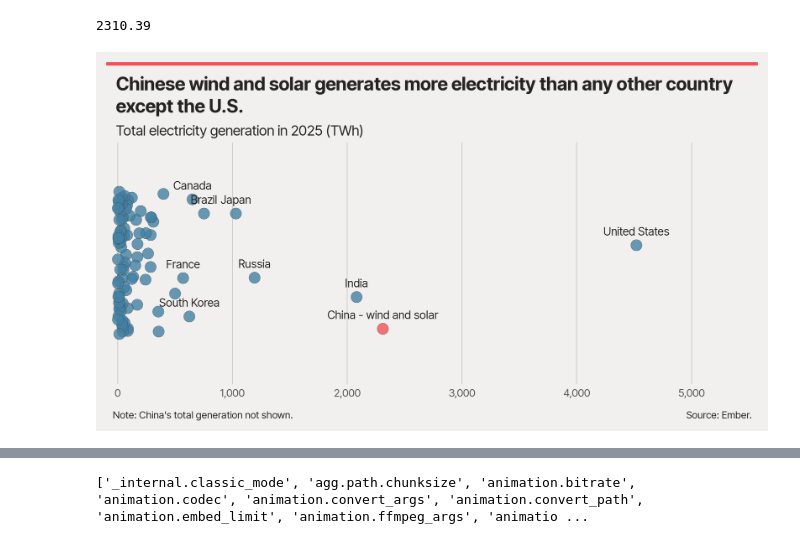
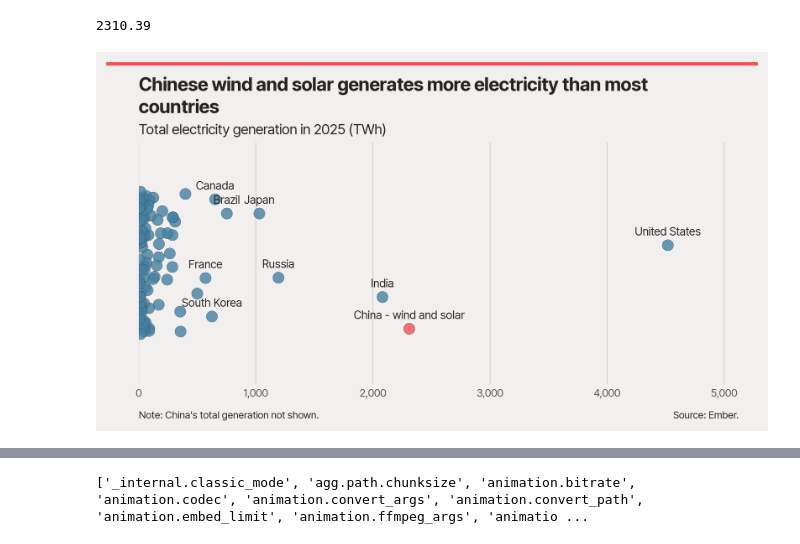
Before and after one commit to TurnerHaa/chinaEnergy, a Jupyter notebook: chinaEnergy.ipynb, the cells around one changed output, grey strips where cells are left out. Drawn from its saved outputs; the diff is of its cells as text; code cells hidden in the pictures.

Commit message:
Fixed margins and added colour labels

```diff
--- a/chinaEnergy.ipynb
+++ b/chinaEnergy.ipynb
@@ -12,9 +14,11 @@ from janitor import clean_names
 # %%
 RAW_data = pd.read_csv('data/release_generation_yearly_global.csv')
 
-generation_data = clean_names(RAW_data)
+RAW_data = clean_names(RAW_data)
 
-generation_data.info()
+RAW_data.info()
+
+RAW_data = RAW_data.rename(columns={'share_of_generation_%_': 'share_of_generation_pct'})
 # %% [output]
 <class 'pandas.DataFrame'>
 RangeIndex: 104099 entries, 0 to 104098
@@ -35,6 +39,8 @@ dtypes: bool(6), float64(11), int64(1), str(6)
 memory usage: 14.9 MB
 # %%
 # calculate Chinese wind and solar total
+generation_data = RAW_data
+
 generation_data = generation_data[generation_data['area_type'] == 'Country or economy']
 
 generation_data = generation_data[generation_data['year'] == generation_data['year'].max()]
@@ -69,7 +75,7 @@ primary_colour = '#F15156'
 secondary_colour = '#4281a4'
 
 # set copy
-title = "Chinese wind and solar generates more electricity than any other country\nexcept the U.S."
+title = "Chinese wind and solar generates more electricity than most\ncountries"
 subtitle = "Total electricity generation in 2025 (TWh)"
 note = "Note: China's total generation not shown."
 source = "Source: Ember."
@@ -92,9 +98,6 @@ source_font = {
     'fontsize': 7
               }
 
-# equivalent to R themes() for quick styling
-# plt.style.use('seaborn-v0_8')
-
 # set seed
 np.random.seed(42)
 
@@ -111,15 +114,12 @@ fig.set_facecolor(background)
 ax.patch.set_facecolor(background)
 
 # set border around plot
-fig.subplots_adjust(left=0, right=0.9, top=0.78, bottom=0.12)
+fig.subplots_adjust(left=0.05, right=0.95, top=0.78, bottom=0.12)
 
-
-ax.margins(x=0.1, y=0.2)
-
-fig.text(0.015, 0.85, title, ha='left', va='bottom', **title_font)
-fig.text(0.015, 0.79, subtitle, ha='left', va='bottom', **subtitle_font)
-fig.text(0.89, 0.02, source, ha='left', va='bottom', **source_font)
-fig.text(0.01, 0.02, note, ha='left', va='bottom', **source_font)
+fig.text(0.05, 0.97, title, ha='left', va='top', **title_font)
+fig.text(0.05, 0.84, subtitle, ha='left', va='top', **subtitle_font)
+fig.text(0.87, 0.02, source, ha='left', va='bottom', **source_font)
+fig.text(0.05, 0.02, note, ha='left', va='bottom', **source_font)
 
 
 palette = {
@@ -148,7 +148,7 @@ for idx, (x_pos, y_pos) in enumerate(offsets[0:9]):
     )
 
 # prevent point edge cut off
-ax.set_xlim(-100, 5010)
+ax.set_xlim(0, 5010)
 
 # style x axis
 ax.tick_params(axis='x', which='both', bottom=False, top=False, pad=-2, colors='#525252', labelsize=7.5)
@@ -159,32 +159,32 @@ ax.xaxis.set_major_formatter(ticker.StrMethodFormatter("{x:,.0f}"))
 
 # hide y axis labelling
 ax.tick_params(axis='y', which='both', bottom=False, top=False, left=False)
 
 # add grid lines
 ax.grid(axis='x', alpha=0.8, linewidth=0.4)
 
 # remove legend
 ax.get_legend().remove()
 
 # remove spines around outside of plot
 for spine in ax.spines.values():
     spine.set_visible(False)
 
 # create top recatngle
 rect = mpl.patches.Rectangle(
     (0, 0.99), 1, 0.01,
     transform=fig.transFigure,
     facecolor=primary_colour,
     edgecolor='none'
 )
 
 fig.add_artist(rect)
 
 # save figure
 fig.savefig("generation_strip.png", dpi=dpi, facecolor=fig.get_facecolor())
 
 # show figure
 plt.show()
 # %% [output]
-[figure, old version]
+[figure, new version]
 # %%
```
Also changed, not shown: parts of 5 cells of this notebook, 3 other files.
